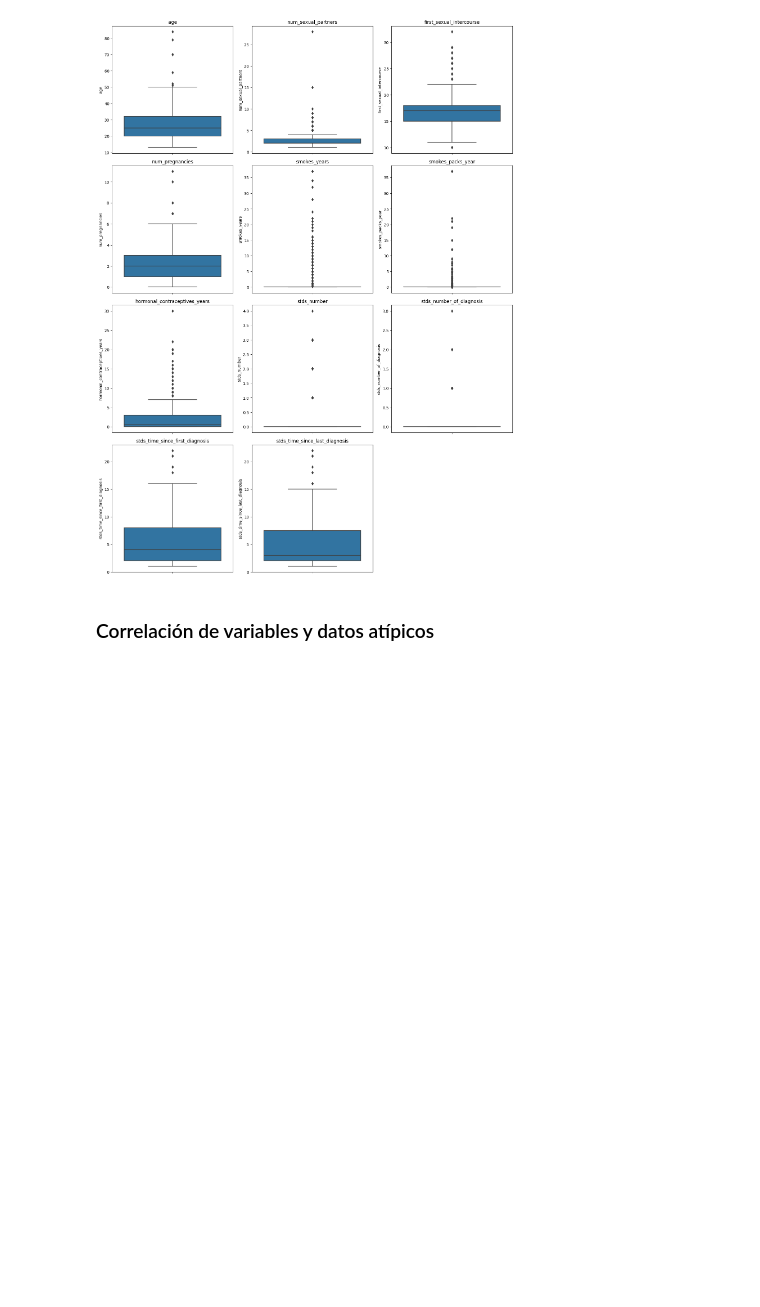
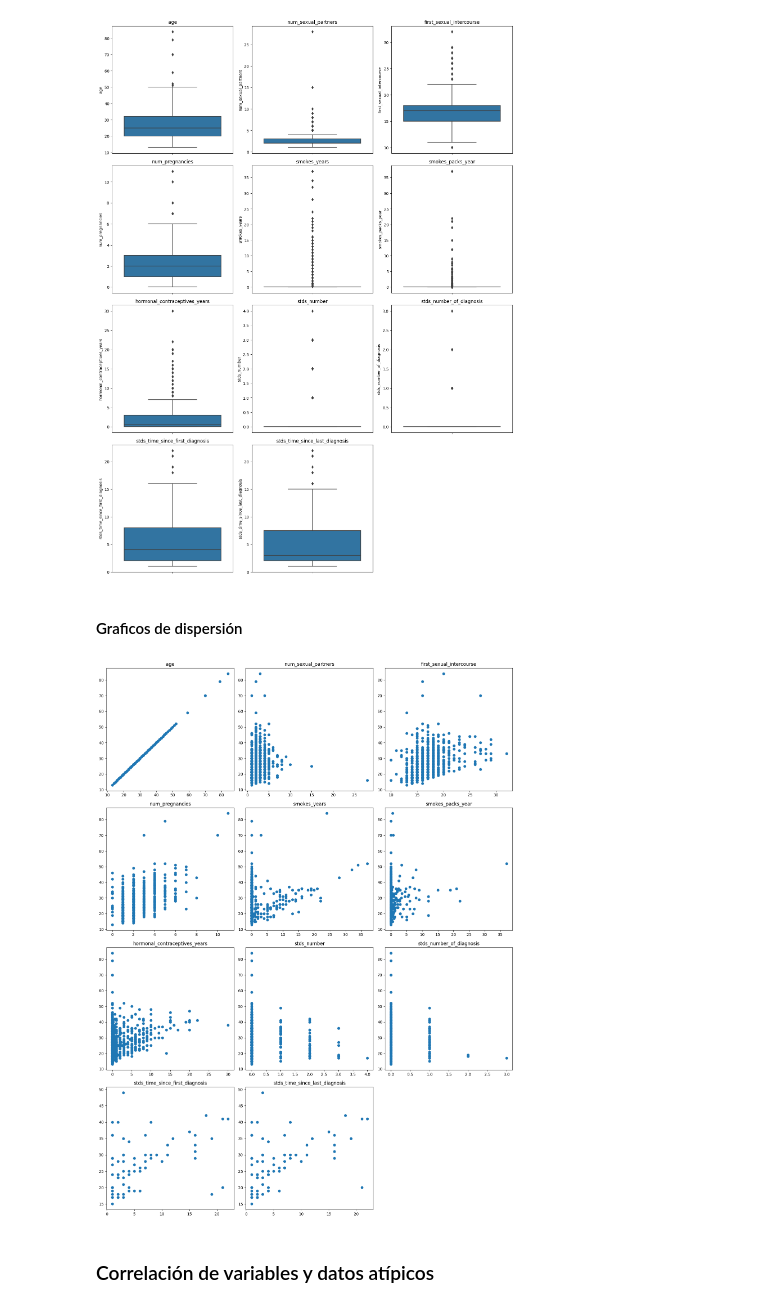
Before and after one commit to MGonza20/Lab1_DataScience, a Jupyter notebook: Lab1_DS.ipynb, the cells around one changed output. Cells and saved outputs as stored; diff of their text form; code cells hidden in the pictures; blank space fills up the shorter version.

Commit message:
Gráficos de dispersión

```diff
--- a/Lab1_DS.ipynb
+++ b/Lab1_DS.ipynb
@@ -142,6 +142,26 @@ plt.tight_layout()
 plt.show()
 # %% [output]
 [figure]
+# %% [markdown]
+#### Graficos de dispersión
+# %%
+frequency_rows = len(cuantitative_vars) // 3 + 1
+frequency_cols = 3
+
+fig, axs = plt.subplots(frequency_rows, frequency_cols, figsize=(15, 5 * frequency_rows))
+axs = axs.flatten()
+
+for ax, var in zip(axs, cuantitative_vars):
+    data[var] = pd.to_numeric(data[var], errors='coerce')
+    ax.scatter(data[var], data['age'])
+    ax.set_title(var)
+
+for ax in axs[len(cuantitative_vars):]:
+    ax.axis('off')
+
+plt.tight_layout()
+# %% [output]
+[figure, added]
 # %% [markdown]
 ### Correlación de variables y datos atípicos
 # %%
```
